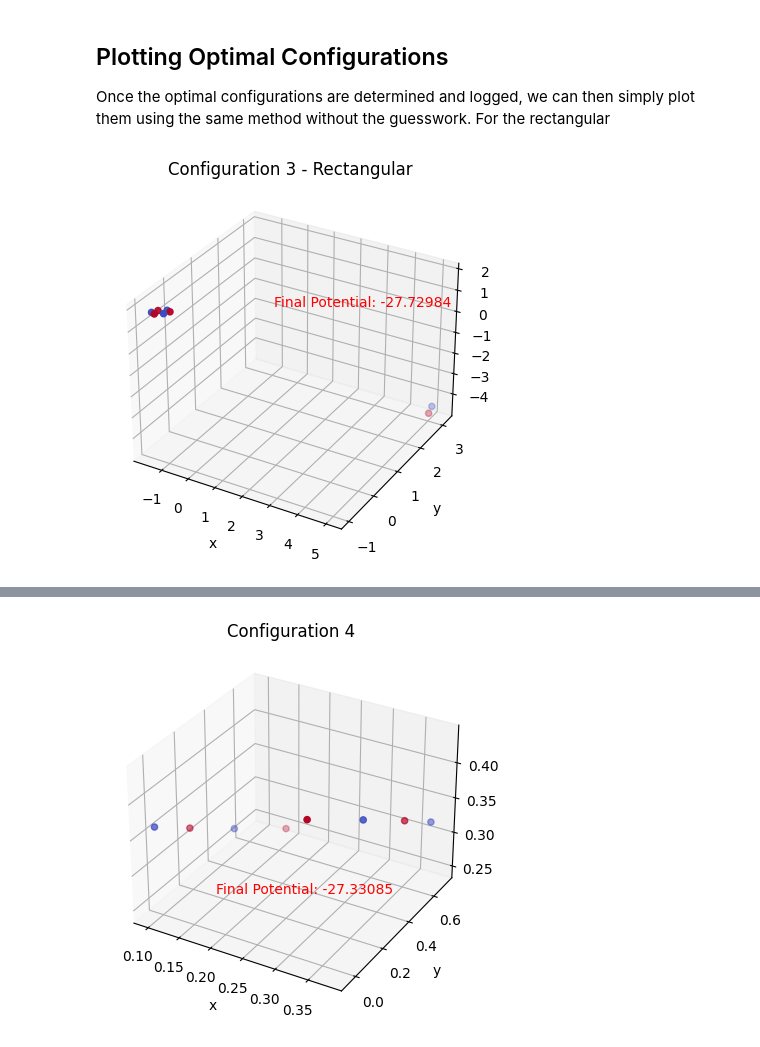
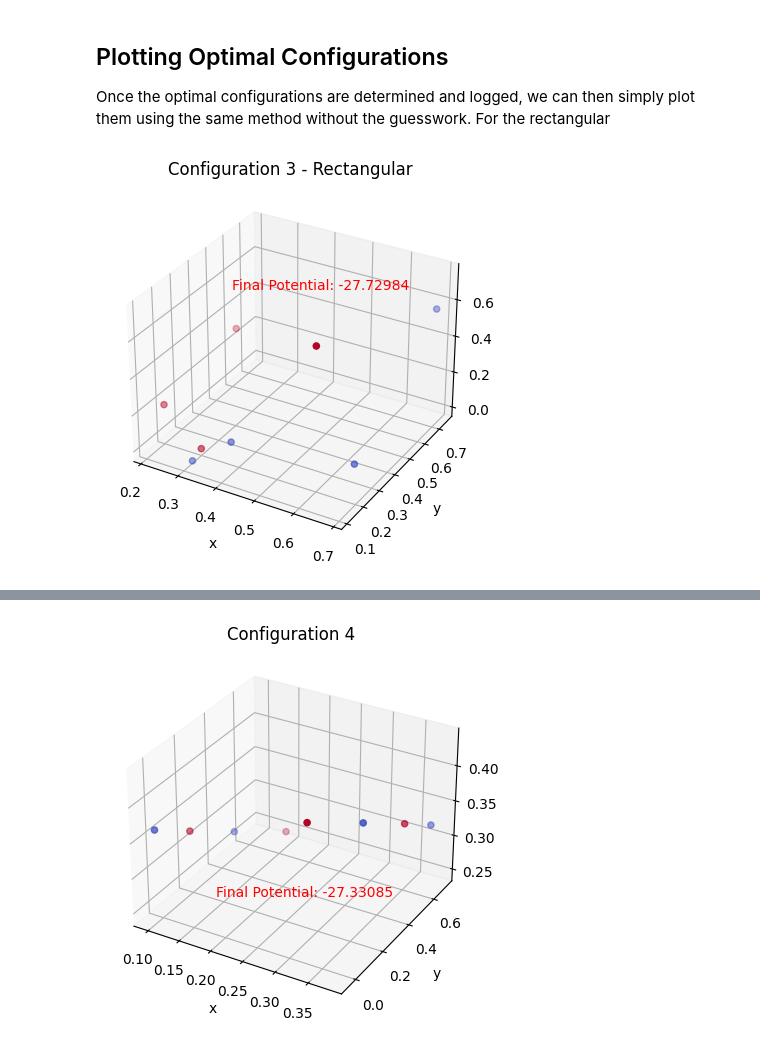
Before and after one commit to ubsuny/23-Homework7G4, a Jupyter notebook: configurations_3_4.ipynb, the cells around one changed output, grey strips where cells are left out. Cells and saved outputs as stored; diff of their text form; code cells hidden in the pictures.

Commit message:
Included Proper Configuration Plot for Configuration 3

```diff
--- a/configurations_3_4.ipynb
+++ b/configurations_3_4.ipynb
@@ -134,32 +134,32 @@ r_na = np.array([[0.34208776, 0.11363288, 0.08778884],
        [0.2680503 , 0.48180208, 0.41112085],
        [0.21504881, 0.17410125, 0.19846736]])
 
 r_cl = np.array([[6.85172252e-01, 7.43407844e-01, 5.63663853e-01],
        [6.68399008e-01, 2.68417208e-01, 8.71809252e-02],
        [3.16302762e-01, 1.16067563e-01, 2.93976875e-04],
        [3.96530654e-01, 1.65817255e-01, 1.15196282e-01]])
 
 cluster = Cluster(r_na, r_cl)
 vals_init = cluster.get_vals()
 
 res = scipy.optimize.minimize(fun=cluster, x0=vals_init, tol=1e-3, method="BFGS")
 cluster.set_vals(
         res.x
     )
 
 %matplotlib inline
 
 fig = plt.figure()
 ax = fig.add_subplot(111, projection='3d')
 
 charges = cluster.charges
 x,y,z = cluster.positions[:, 0], cluster.positions[:, 1], cluster.positions[:, 2]
 ax.scatter( x,y,z, c=charges, cmap='coolwarm' )
-ax.text(1, 1, 1, 'Final Potential: -27.72984', color='red')
+ax.text(.25, .5, .5, 'Final Potential: -27.72984', color='red')
 ax.set_title('Configuration 3 - Rectangular')
 ax.set_xlabel('x')
 ax.set_ylabel('y')
 ax.set_zlabel('z')
 plt.show()
 # %% [output]
-[figure, old version]
+[figure, new version]
```
Also changed, not shown: parts of 3 cells of this notebook.
